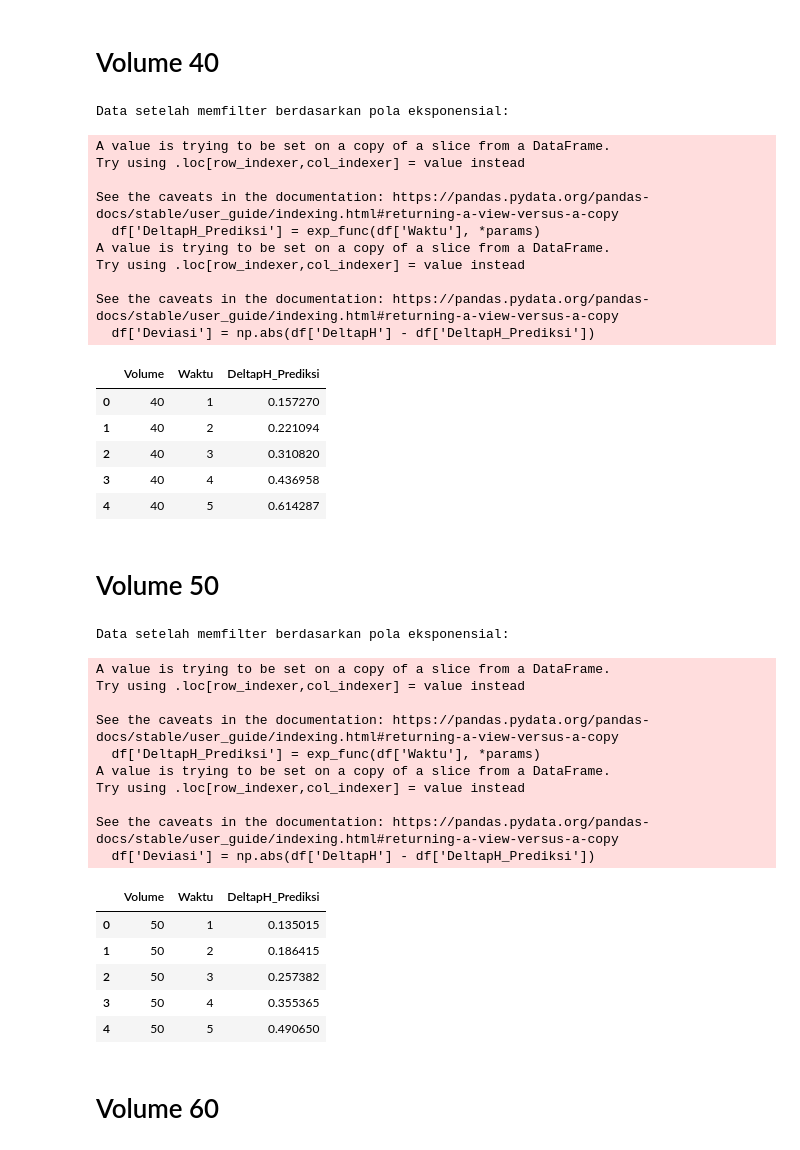
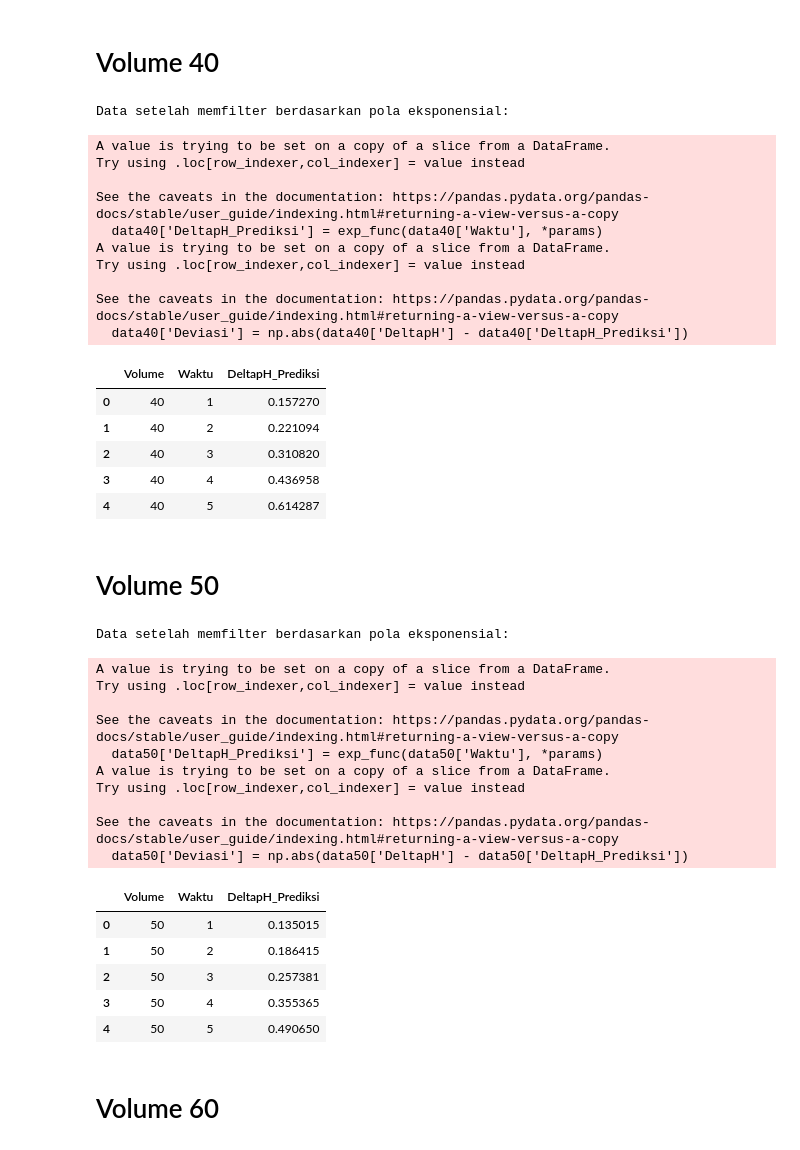
Before and after one commit to alfan459/Machine-Learning-Controlling, a Jupyter notebook: Preprocessing Ph.ipynb, the cells around one changed output. Drawn from its saved outputs; the diff is of its cells as text; code cells hidden in the pictures.

```diff
--- a/Preprocessing Ph.ipynb
+++ b/Preprocessing Ph.ipynb
@@ -5,6 +5,8 @@ import numpy as np
 from scipy.optimize import curve_fit
 import matplotlib.pyplot as plt
 
-df = pd.read_csv('phdown2.csv', delimiter=',')
+data = pd.read_csv('phdown2.csv', delimiter=',')
+data1= data.groupby(['Volume', 'Waktu']).mean()[['DeltapH']]
+df = data1.reset_index()
 df
 # %% [output]
@@ -42,23 +46,23 @@ dataset
 # Volume 40
 # %%
 # Membuat DataFrame dari data
-df = dataset[dataset["Volume"]==40]
+data40 = df[df["Volume"]==40]
 
 # Definisikan fungsi eksponensial
 def exp_func(x, a, b):
     return a * np.exp(b * x)
 
 # Fit model eksponensial pada data
-params, covariance = curve_fit(exp_func, df['Waktu'], df['DeltapH'], p0=(1, 0.1))
+params, covariance = curve_fit(exp_func, data40['Waktu'], data40['DeltapH'], p0=(1, 0.1))
 
 # Menghitung prediksi
-df['DeltapH_Prediksi'] = exp_func(df['Waktu'], *params)
+data40['DeltapH_Prediksi'] = exp_func(data40['Waktu'], *params)
 
 # Menghitung deviasi dari model
-df['Deviasi'] = np.abs(df['DeltapH'] - df['DeltapH_Prediksi'])
+data40['Deviasi'] = np.abs(data40['DeltapH'] - data40['DeltapH_Prediksi'])
 
 # Filter data dengan deviasi kecil (misalnya < 0.1)
-filtered_df = df[df['Deviasi'] < 0.1]
+filtered_df = data40[data40['Deviasi'] < 0.1]
 
 print("Data setelah memfilter berdasarkan pola eksponensial:")
 filtered_df
@@ -71,12 +75,12 @@ A value is trying to be set on a copy of a slice from a DataFrame.
 Try using .loc[row_indexer,col_indexer] = value instead
 
 See the caveats in the documentation: https://pandas.pydata.org/pandas-docs/stable/user_guide/indexing.html#returning-a-view-versus-a-copy
-  df['DeltapH_Prediksi'] = exp_func(df['Waktu'], *params)
+  data40['DeltapH_Prediksi'] = exp_func(data40['Waktu'], *params)
 A value is trying to be set on a copy of a slice from a DataFrame.
 Try using .loc[row_indexer,col_indexer] = value instead
 
 See the caveats in the documentation: https://pandas.pydata.org/pandas-docs/stable/user_guide/indexing.html#returning-a-view-versus-a-copy
-  df['Deviasi'] = np.abs(df['DeltapH'] - df['DeltapH_Prediksi'])
+  data40['Deviasi'] = np.abs(data40['DeltapH'] - data40['DeltapH_Prediksi'])
 |  | Volume | Waktu | DeltapH_Prediksi |
 | 0 | 40 | 1 | 0.157270 |
 | 1 | 40 | 2 | 0.221094 |
@@ -87,45 +91,45 @@ See the caveats in the documentation: https://pandas.pydata.org/pandas-docs/stab
 # Volume 50
 # %%
 # Membuat DataFrame dari data
-df = dataset[dataset["Volume"]==50]
+data50 = df[df["Volume"]==50]
 
 # Definisikan fungsi eksponensial
 def exp_func(x, a, b):
     return a * np.exp(b * x)
 
 # Fit model eksponensial pada data
-params, covariance = curve_fit(exp_func, df['Waktu'], df['DeltapH'], p0=(1, 0.1))
+params, covariance = curve_fit(exp_func, data50['Waktu'], data50['DeltapH'], p0=(1, 0.1))
 
 # Menghitung prediksi
-df['DeltapH_Prediksi'] = exp_func(df['Waktu'], *params)
+data50['DeltapH_Prediksi'] = exp_func(data50['Waktu'], *params)
 
 # Menghitung deviasi dari model
-df['Deviasi'] = np.abs(df['DeltapH'] - df['DeltapH_Prediksi'])
+data50['Deviasi'] = np.abs(data50['DeltapH'] - data50['DeltapH_Prediksi'])
 
 # Filter data dengan deviasi kecil (misalnya < 0.1)
-filtered_df = df[df['Deviasi'] < 0.1]
+filtered_df = data50[data50['Deviasi'] < 0.1]
 
 print("Data setelah memfilter berdasarkan pola eksponensial:")
 filtered_df
 average_df = filtered_df.groupby(['Volume', 'Waktu']).mean()[['DeltapH_Prediksi']]
 df_50 = average_df.reset_index()
 df_50
 # %% [output]
 Data setelah memfilter berdasarkan pola eksponensial:
 A value is trying to be set on a copy of a slice from a DataFrame.
 Try using .loc[row_indexer,col_indexer] = value instead
 
 See the caveats in the documentation: https://pandas.pydata.org/pandas-docs/stable/user_guide/indexing.html#returning-a-view-versus-a-copy
-  df['DeltapH_Prediksi'] = exp_func(df['Waktu'], *params)
+  data50['DeltapH_Prediksi'] = exp_func(data50['Waktu'], *params)
 A value is trying to be set on a copy of a slice from a DataFrame.
 Try using .loc[row_indexer,col_indexer] = value instead
 
 See the caveats in the documentation: https://pandas.pydata.org/pandas-docs/stable/user_guide/indexing.html#returning-a-view-versus-a-copy
-  df['Deviasi'] = np.abs(df['DeltapH'] - df['DeltapH_Prediksi'])
+  data50['Deviasi'] = np.abs(data50['DeltapH'] - data50['DeltapH_Prediksi'])
 |  | Volume | Waktu | DeltapH_Prediksi |
 | 0 | 50 | 1 | 0.135015 |
 | 1 | 50 | 2 | 0.186415 |
-| 2 | 50 | 3 | 0.257382 |
+| 2 | 50 | 3 | 0.257381 |
 | 3 | 50 | 4 | 0.355365 |
 | 4 | 50 | 5 | 0.490650 |
 # %% [markdown]
```
Also changed, not shown: parts of 10 cells of this notebook.
